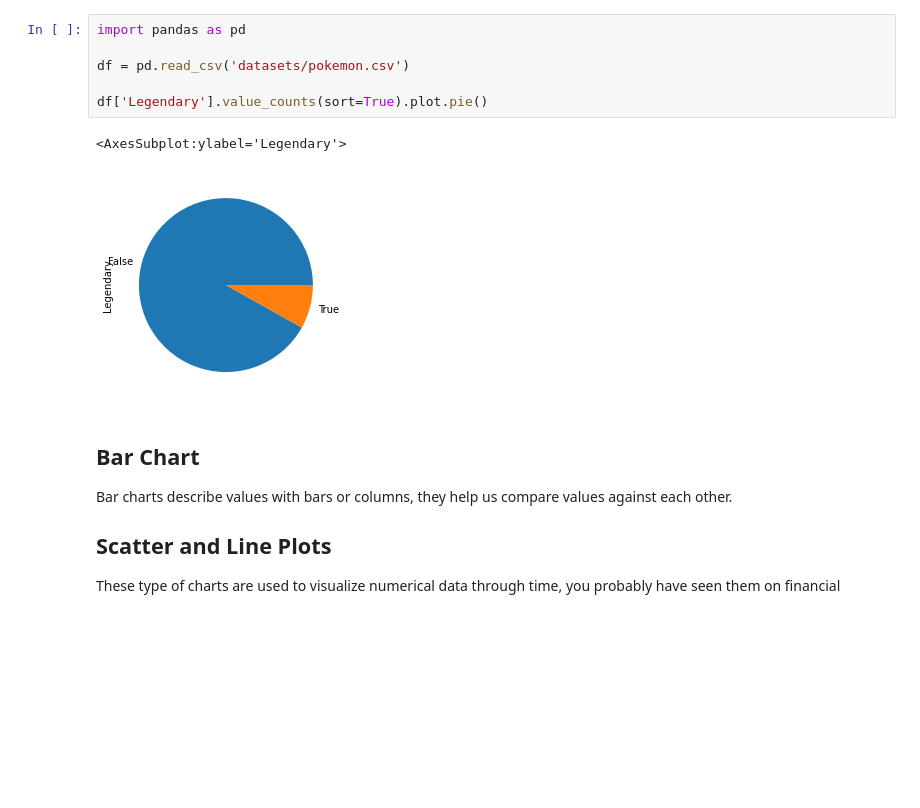
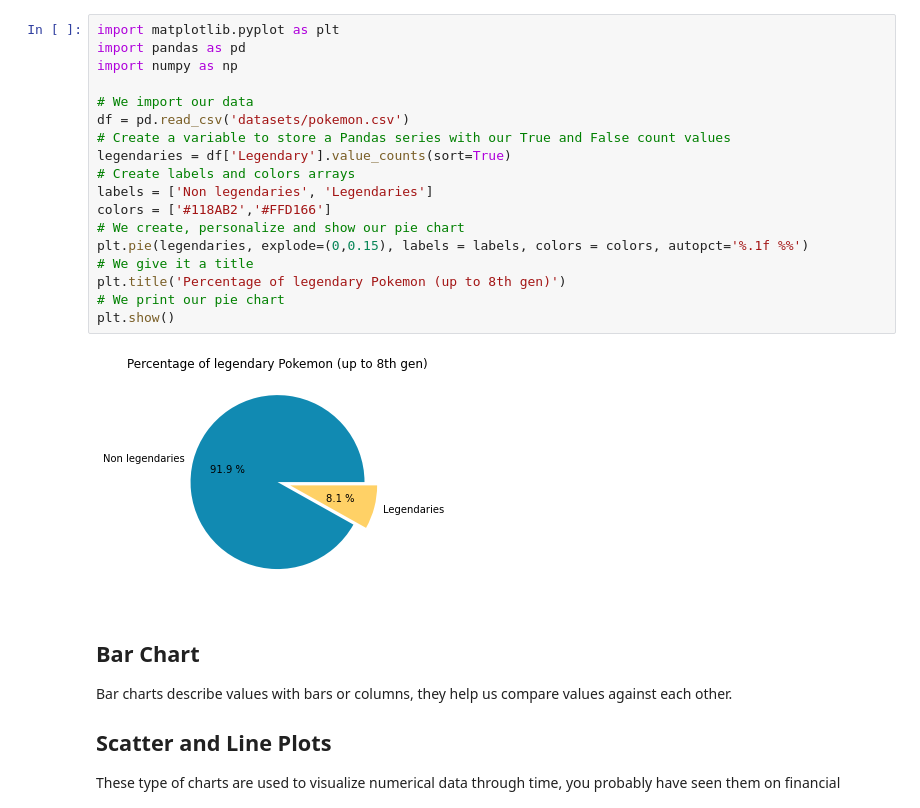
Before and after one commit to puentejose/bertelsmann-data-track, a Jupyter notebook: spreadsheets_4_data_visualization.ipynb, the cells around one changed output. Saved outputs shown, nothing was run; the diff lists cells and outputs as text; blank space fills up the shorter version.

Commit message:
Add pie chart in data vis

```diff
--- a/spreadsheets_4_data_visualization.ipynb
+++ b/spreadsheets_4_data_visualization.ipynb
@@ -44,12 +39,23 @@ For this section, we will keep using pandas to aggregate our data and matplotlib
 # %%
+import matplotlib.pyplot as plt
 import pandas as pd
+import numpy as np
 
+# We import our data
 df = pd.read_csv('datasets/pokemon.csv')
-
-df['Legendary'].value_counts(sort=True).plot.pie()
+# Create a variable to store a Pandas series with our True and False count values
+legendaries = df['Legendary'].value_counts(sort=True)
+# Create labels and colors arrays
+labels = ['Non legendaries', 'Legendaries']
+colors = ['#118AB2','#FFD166']
+# We create, personalize and show our pie chart
+plt.pie(legendaries, explode=(0,0.15), labels = labels, colors = colors, autopct='%.1f %%')
+# We give it a title
+plt.title('Percentage of legendary Pokemon (up to 8th gen)')
+# We print our pie chart
+plt.show()
 # %% [output]
-<AxesSubplot:ylabel='Legendary'>
-[figure, old version]
+[figure, new version]
 # %% [markdown]
 ## Bar Chart
 
```
Also changed, not shown: parts of 6 cells of this notebook.
